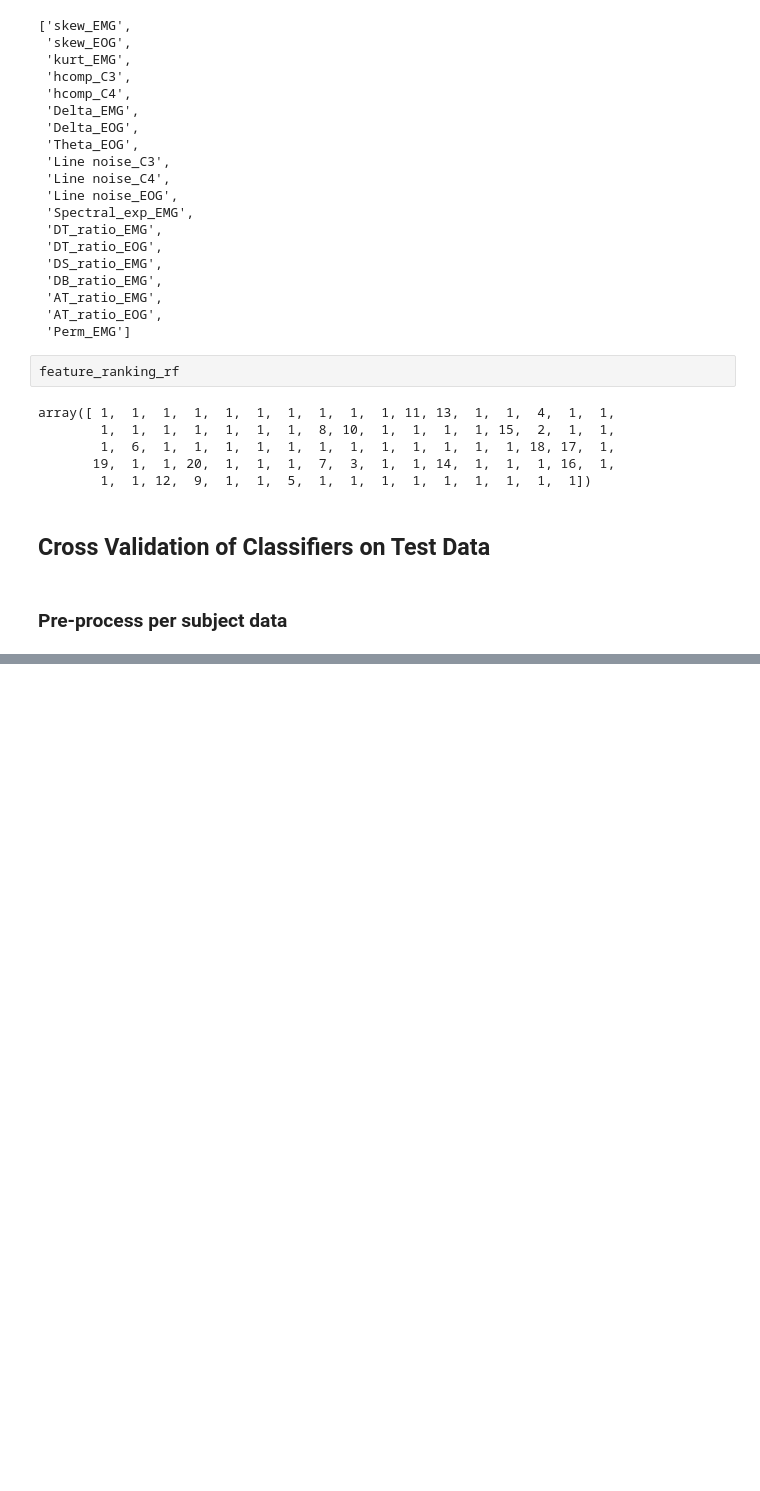
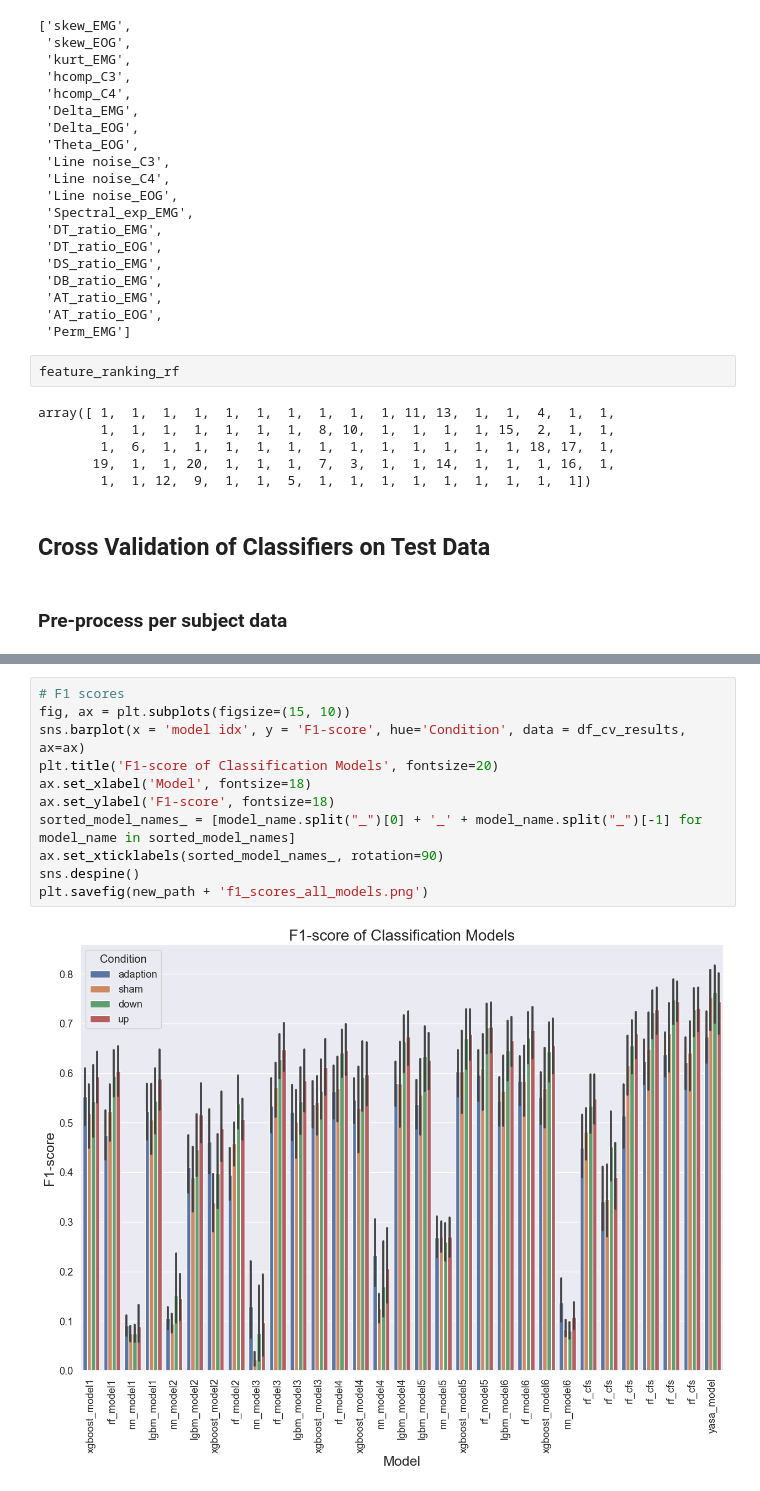
Before and after one commit to mvaliadis/sleep_stimulation, a Jupyter notebook: sleepstim/Sleep_classifier_notebook.ipynb, the cells around one changed output, grey strips where cells are left out. Drawn from its saved outputs; the diff is of its cells as text; blank space fills up the shorter version.

```diff
--- a/sleepstim/Sleep_classifier_notebook.ipynb
+++ b/sleepstim/Sleep_classifier_notebook.ipynb
@@ -1507,0 +1530,13 @@ ModuleNotFoundError: No module named 'sleepstim'
+# %%
+# F1 scores
+fig, ax = plt.subplots(figsize=(15, 10))
+sns.barplot(x = 'model idx', y = 'F1-score', hue='Condition', data = df_cv_results, ax=ax)
+plt.title('F1-score of Classification Models', fontsize=20)
+ax.set_xlabel('Model', fontsize=18)
+ax.set_ylabel('F1-score', fontsize=18)
+sorted_model_names_ = [model_name.split("_")[0] + '_' + model_name.split("_")[-1] for model_name in sorted_model_names]
+ax.set_xticklabels(sorted_model_names_, rotation=90)
+sns.despine()
+plt.savefig(new_path + 'f1_scores_all_models.png')
+# %% [output]
+[figure, added]
```
Also changed, not shown: parts of 16 cells of this notebook, 8 other files.
